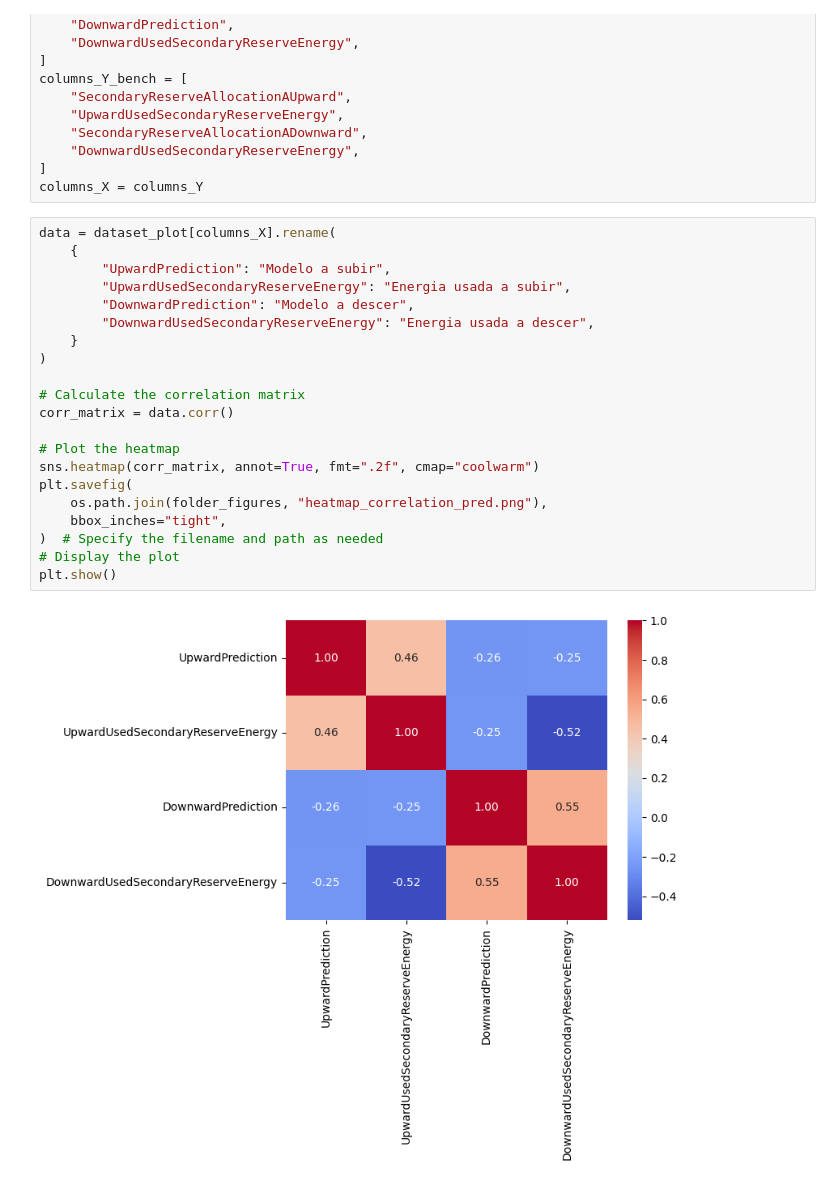
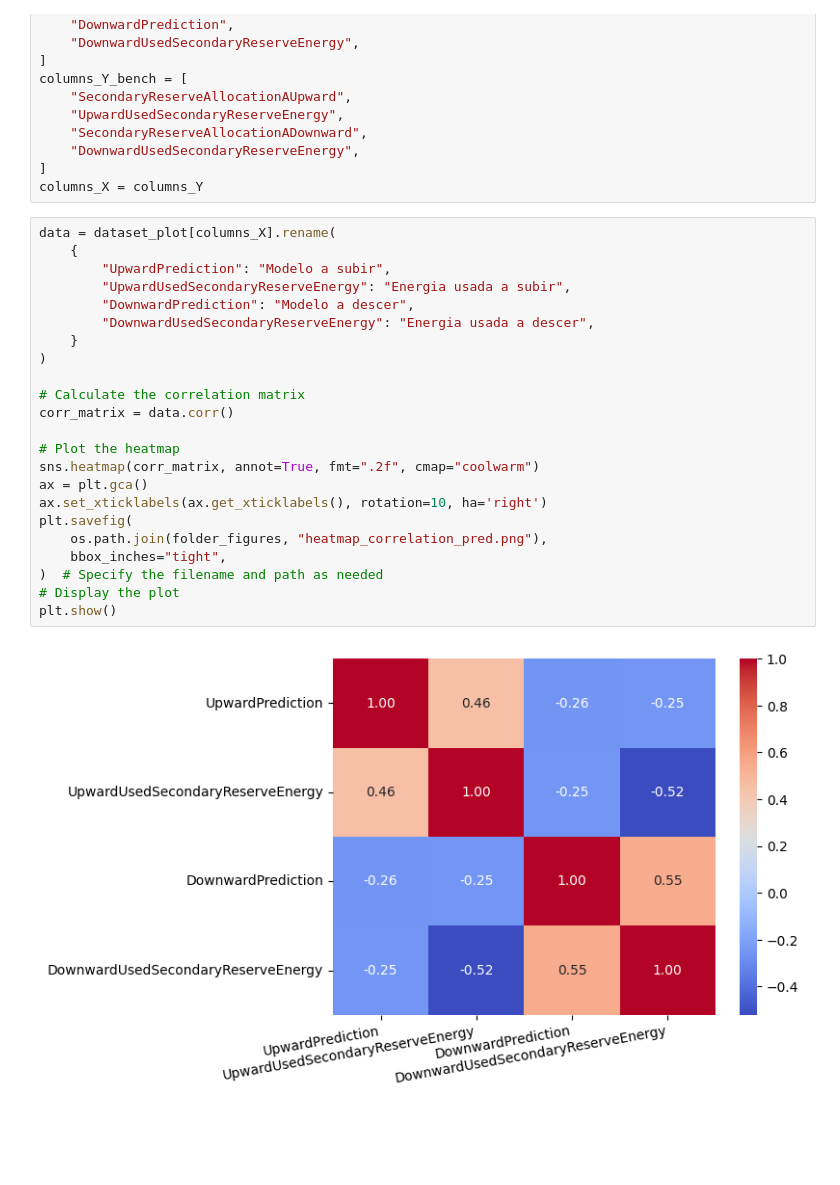
Before and after one commit to JotaFan/renewable-generation-into-reserve-markets, a Jupyter notebook: notebooks/Resultados.ipynb, the cells around one changed output. Drawn from its saved outputs; the diff is of its cells as text; blank space fills up the shorter version.

Commit message:
Change some figures and clean notebooks

```diff
--- a/notebooks/Resultados.ipynb
+++ b/notebooks/Resultados.ipynb
@@ -2172,23 +2172,25 @@ columns_X = columns_Y
 # %%
 data = dataset_plot[columns_X].rename(
     {
         "UpwardPrediction": "Modelo a subir",
         "UpwardUsedSecondaryReserveEnergy": "Energia usada a subir",
         "DownwardPrediction": "Modelo a descer",
         "DownwardUsedSecondaryReserveEnergy": "Energia usada a descer",
     }
 )
 
 # Calculate the correlation matrix
 corr_matrix = data.corr()
 
 # Plot the heatmap
 sns.heatmap(corr_matrix, annot=True, fmt=".2f", cmap="coolwarm")
+ax = plt.gca()
+ax.set_xticklabels(ax.get_xticklabels(), rotation=10, ha='right')
 plt.savefig(
     os.path.join(folder_figures, "heatmap_correlation_pred.png"),
     bbox_inches="tight",
 )  # Specify the filename and path as needed
 # Display the plot
 plt.show()
 # %% [output]
-[figure, old version]
+[figure, new version]
```
Also changed, not shown: parts of 1 cell of this notebook, 4 other files.
